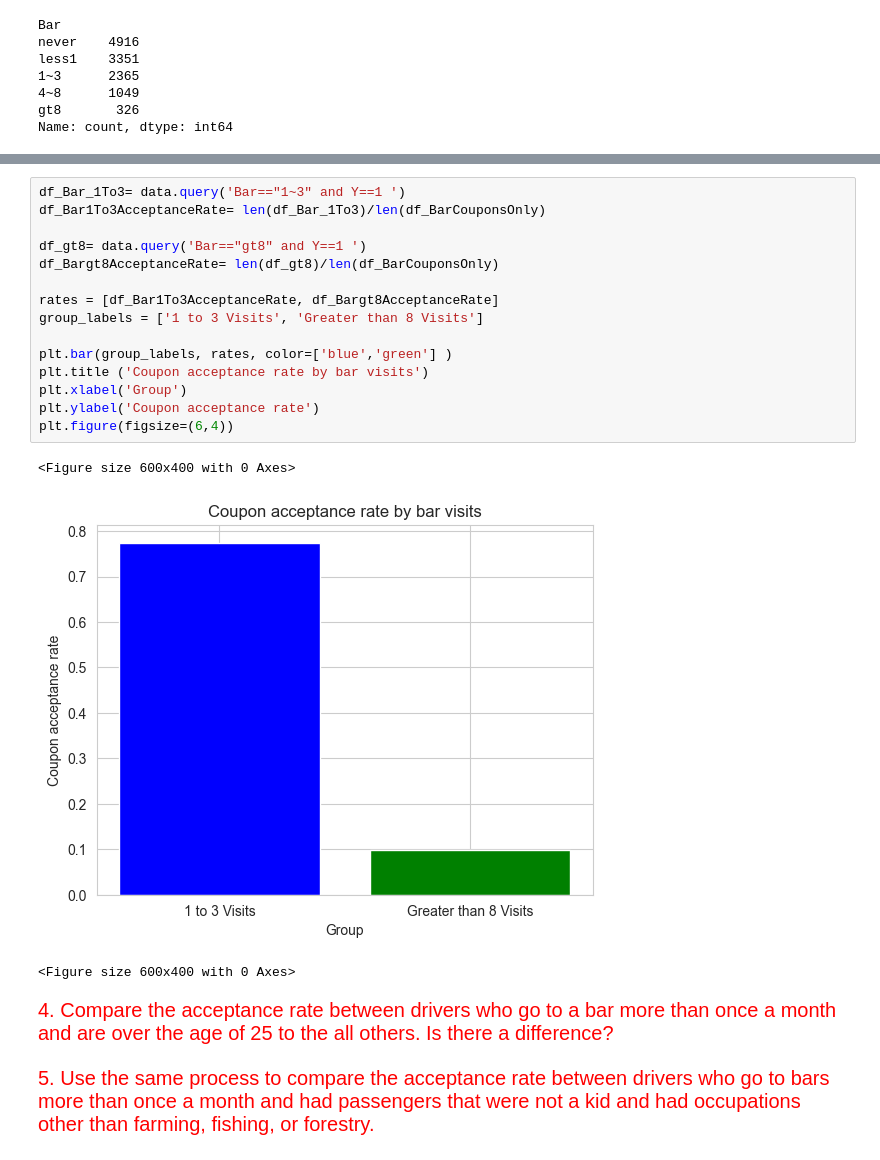
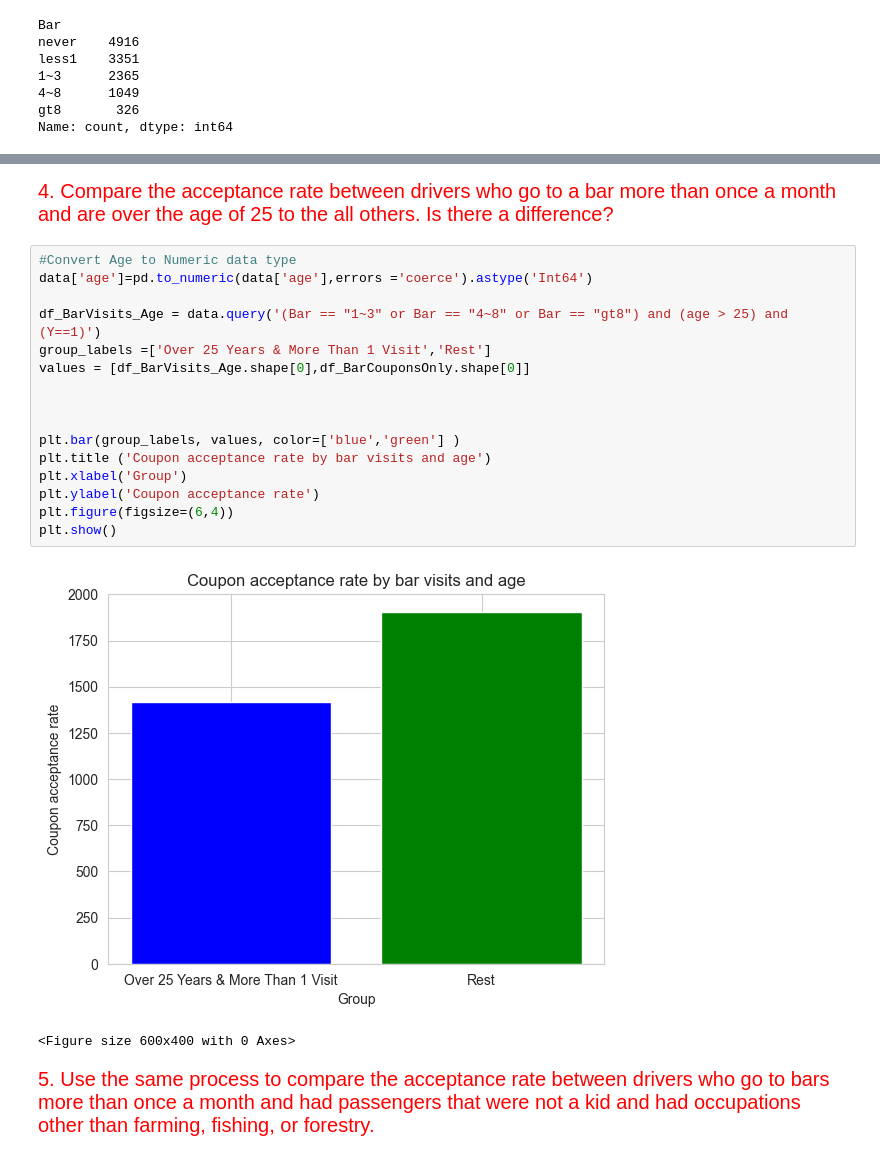
Before and after one commit to Balu-A/AmazonProject, a Jupyter notebook: AmazonCouponApplication.ipynb, the cells around one changed output, grey strips where cells are left out. Cells and saved outputs as stored; diff of their text form.

```diff
--- a/AmazonCouponApplication.ipynb
+++ b/AmazonCouponApplication.ipynb
@@ -192,24 +232,24 @@ plt.figure(figsize=(6,4))
-# %%
-df_Bar_1To3= data.query('Bar=="1~3" and Y==1 ')
-df_Bar1To3AcceptanceRate= len(df_Bar_1To3)/len(df_BarCouponsOnly)
-
-df_gt8= data.query('Bar=="gt8" and Y==1 ')
-df_Bargt8AcceptanceRate= len(df_gt8)/len(df_BarCouponsOnly)
-
-rates = [df_Bar1To3AcceptanceRate, df_Bargt8AcceptanceRate]
-group_labels = ['1 to 3 Visits', 'Greater than 8 Visits']
-
-plt.bar(group_labels, rates, color=['blue','green'] )
-plt.title ('Coupon acceptance rate by bar visits')
-plt.xlabel('Group')
-plt.ylabel('Coupon acceptance rate')
-plt.figure(figsize=(6,4))
-# %% [output]
-<Figure size 600x400 with 0 Axes>
-[figure, removed]
-<Figure size 600x400 with 0 Axes>
 # %% [markdown]
 <span style="font-size: 20px; color: red;font-family: 'Times New Roman', Times, serif;">4. Compare the acceptance rate between drivers who go to a bar more than once a month and are over the age of 25 to the all others.  Is there a difference?</span>
+# %%
+#Convert Age to Numeric data type
+data['age']=pd.to_numeric(data['age'],errors ='coerce').astype('Int64')
+
+df_BarVisits_Age = data.query('(Bar == "1~3" or Bar == "4~8" or Bar == "gt8") and (age > 25) and (Y==1)')
+group_labels =['Over 25 Years & More Than 1 Visit','Rest']
+values = [df_BarVisits_Age.shape[0],df_BarCouponsOnly.shape[0]]
+
+
+
+plt.bar(group_labels, values, color=['blue','green'] )
+plt.title ('Coupon acceptance rate by bar visits and age')
+plt.xlabel('Group')
+plt.ylabel('Coupon acceptance rate')
+plt.figure(figsize=(6,4))
+plt.show()
+# %% [output]
+[figure, added]
+<Figure size 600x400 with 0 Axes>
 # %% [markdown]
 <span style="font-size: 20px; color: red;font-family: 'Times New Roman', Times, serif;">5. Use the same process to compare the acceptance rate between drivers who go to bars more than once a month and had passengers that were not a kid and had occupations other than farming, fishing, or forestry. </span>
 # %% [markdown]
```
Also changed, not shown: parts of 7 cells of this notebook.
